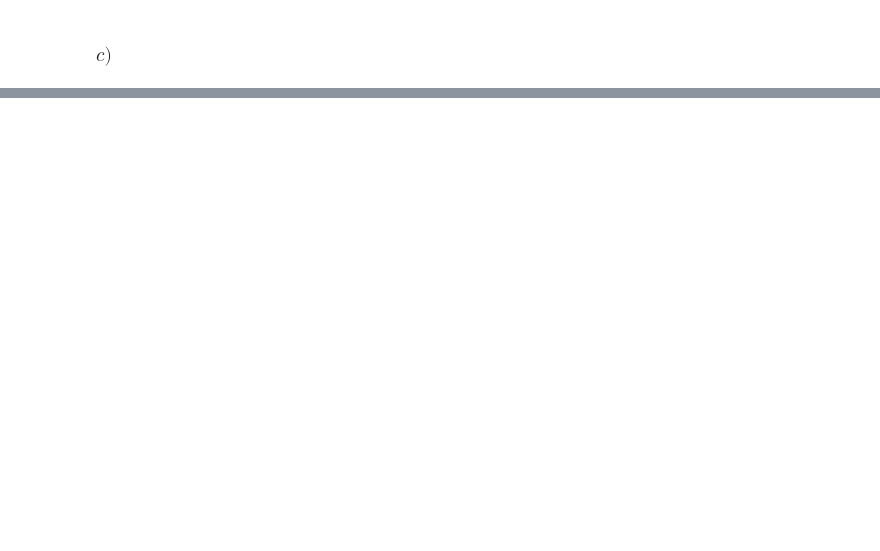
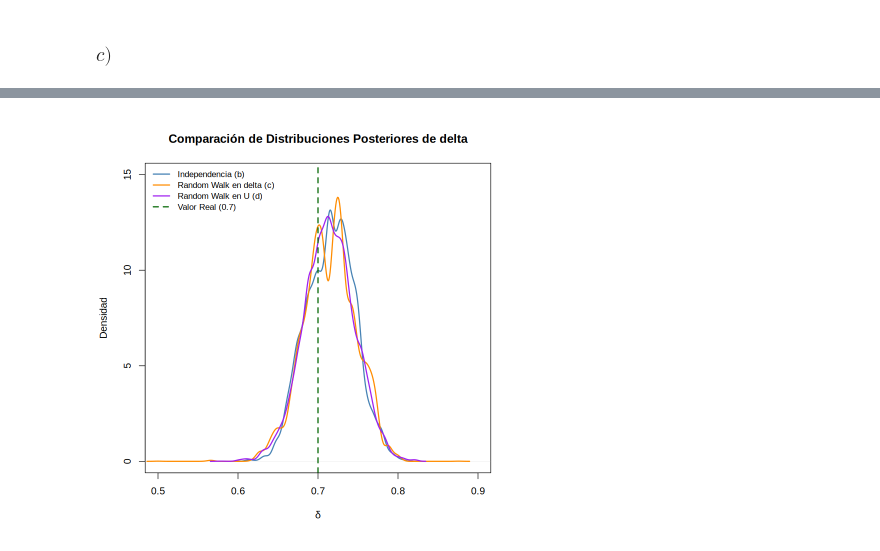
Before and after one commit to Nicolas-Bernal/Simulacion-Estadistica, a Jupyter notebook: MARKOV CHAIN MONTE CARLO/Metropolis Hasting/METROPOLIS–HASTINGS_ALGORITHM.ipynb, the cells around one changed output, grey strips where cells are left out. Drawn from its saved outputs; the diff is of its cells as text; code cells hidden in the pictures; blank space fills up the shorter version.

```diff
--- a/MARKOV CHAIN MONTE CARLO/Metropolis Hasting/METROPOLIS–HASTINGS_ALGORITHM.ipynb
+++ b/MARKOV CHAIN MONTE CARLO/Metropolis Hasting/METROPOLIS–HASTINGS_ALGORITHM.ipynb
@@ -160,0 +376,18 @@ print(resumen_b)
+# %%
+plot(density(cadena_burn), col = "steelblue", lwd = 2,
+     xlim = c(0.5, 0.9), ylim = c(0, 15),
+     main = "Comparación de Distribuciones Posteriores de delta",
+     xlab = expression(delta), ylab = "Densidad")
+lines(density(cadena_c), col = "darkorange", lwd = 2)
+lines(density(cadena_dburn), col = "purple", lwd = 2)
+abline(v = Delta1, col = "darkgreen", lwd = 2, lty = 2)
+
+legend("topleft",
+       legend = c("Independencia (b)", "Random Walk en delta (c)", "Random Walk en U (d)", "Valor Real (0.7)"),
+       col = c("steelblue", "darkorange", "purple", "darkgreen"),
+       lwd = c(2, 2, 2, 2),
+       lty = c(1, 1, 1, 2),
+       bty = "n",      # Quita el recuadro que tapa el fondo
+       cex = 0.85)
+# %% [output]
+[figure, added]
```
Also changed, not shown: parts of 14 cells of this notebook.
